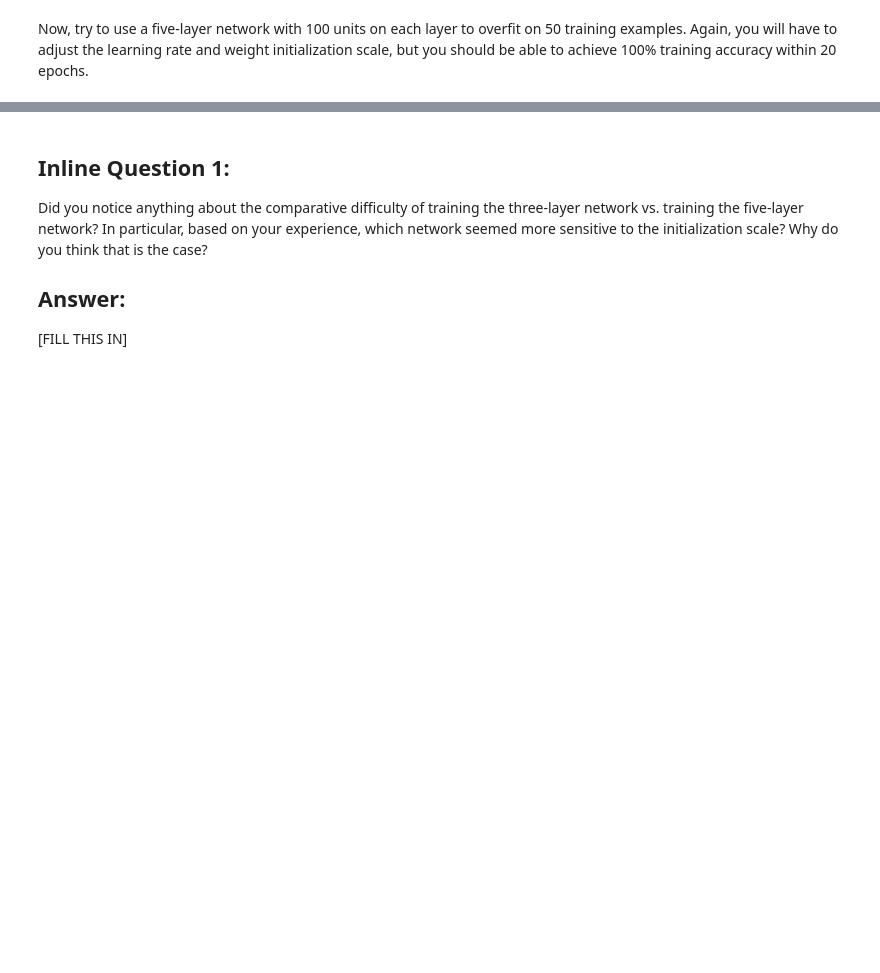
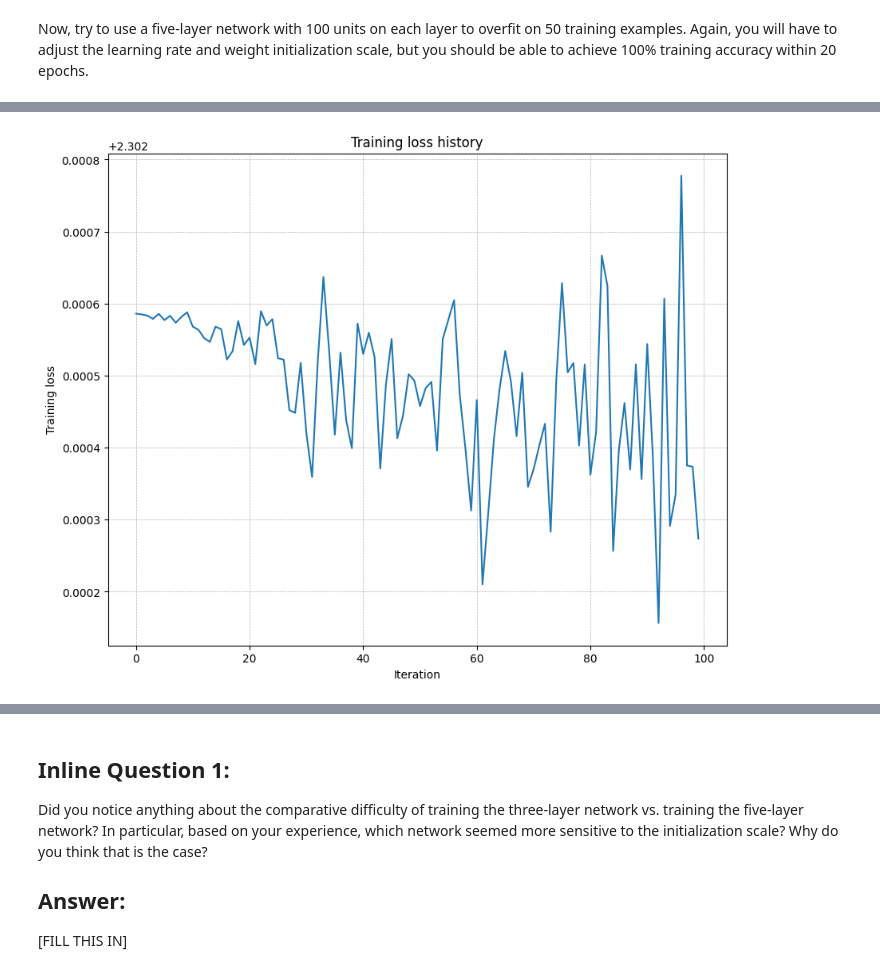
Before and after one commit to anton-matosov/cs231n, a Jupyter notebook: assignment2/FullyConnectedNets.ipynb, the cells around one changed output, grey strips where cells are left out. Drawn from its saved outputs; the diff is of its cells as text; code cells hidden in the pictures; blank space fills up the shorter version.

```diff
--- a/assignment2/FullyConnectedNets.ipynb
+++ b/assignment2/FullyConnectedNets.ipynb
@@ -184,23 +215,70 @@ small_data = {
   'y_val': data['y_val'],
 }
 
-learning_rate = 2e-3  # Experiment with this!
-weight_scale = 1e-5   # Experiment with this!
-model = FullyConnectedNet(
-    [100, 100, 100, 100],
-    weight_scale=weight_scale,
-    dtype=np.float64
-)
-solver = Solver(
-    model,
-    small_data,
-    print_every=10,
-    num_epochs=20,
-    batch_size=25,
-    update_rule='sgd',
-    optim_config={'learning_rate': learning_rate},
-)
-solver.train()
+# learning_rate = 0.001  # Experiment with this!
+# weight_scale = 1e-4   # Experiment with this!
+
+# This range failed to learn anything
+learning_rates = np.logspace(-8, -2, num=25)
+# weight_scales = np.logspace(-2, -6, num=10)
+# learning_rates = [0.001]
+best_scale = 0.0043
+# weight_scales = np.linspace(best_scale * 0.80, best_scale * 1.2, num=12)
+weight_scales = [best_scale] # np.linspace(0.002, 0.006, num=5)
+
+# learning_rates =  np.linspace(0.001 * 5, 0.001 / 5, num=12)
+# (Epoch 20 / 20) train acc: 0.440000; val_acc: 0.107000
+# weight_scale  0.004328761281083062 learning_rate  0.001
+
+
+# learning_rates = [2.5e-4]
+# weight_scale = [1.5e-1]
+
+best_model = None
+best_solver = None
+best_val = -1
+best_weight_scale = None
+best_learning_rate = None
+for weight_scale in weight_scales:
+    for learning_rate in learning_rates:
+      print('weight_scale ', weight_scale, 'learning_rate ', learning_rate)
+
+      model = FullyConnectedNet(
+          [100, 100, 100, 100],
+          weight_scale=weight_scale,
+          dtype=np.float64
+      )
+      solver = Solver(
+          model,
+          small_data,
+          print_every=40,
+          num_epochs=50,
+          batch_size=25,
+          update_rule='sgd',
+          optim_config={'learning_rate': learning_rate},
+      )
+      solver.train()
+      train_accuracy = solver.train_acc_history[-1]
+
+      if train_accuracy > best_val:
+          best_val = train_accuracy
+          best_model = model
+          best_solver = solver
+          best_weight_scale = weight_scale
+          best_learning_rate = learning_rate
+
+      plt.plot(solver.loss_history)
+      plt.title('Training loss history')
+      plt.xlabel('Iteration')
+      plt.ylabel('Training loss')
+      plt.grid(linestyle='--', linewidth=0.5)
+      plt.show()
+
+model = best_model
+solver = best_solver
+print('best_weight_scale ', best_weight_scale)
+print('best_learning_rate ', best_learning_rate)
+print('best_val ', best_val)
 
 plt.plot(solver.loss_history)
 plt.title('Training loss history')
@@ -208,3 +286,4 @@ plt.xlabel('Iteration')
 plt.ylabel('Training loss')
 plt.grid(linestyle='--', linewidth=0.5)
 plt.show()
+# %% [output]
@@ -210,0 +307 @@ plt.show()
+[figure, added]
```
Also changed, not shown: parts of 3 cells of this notebook.
